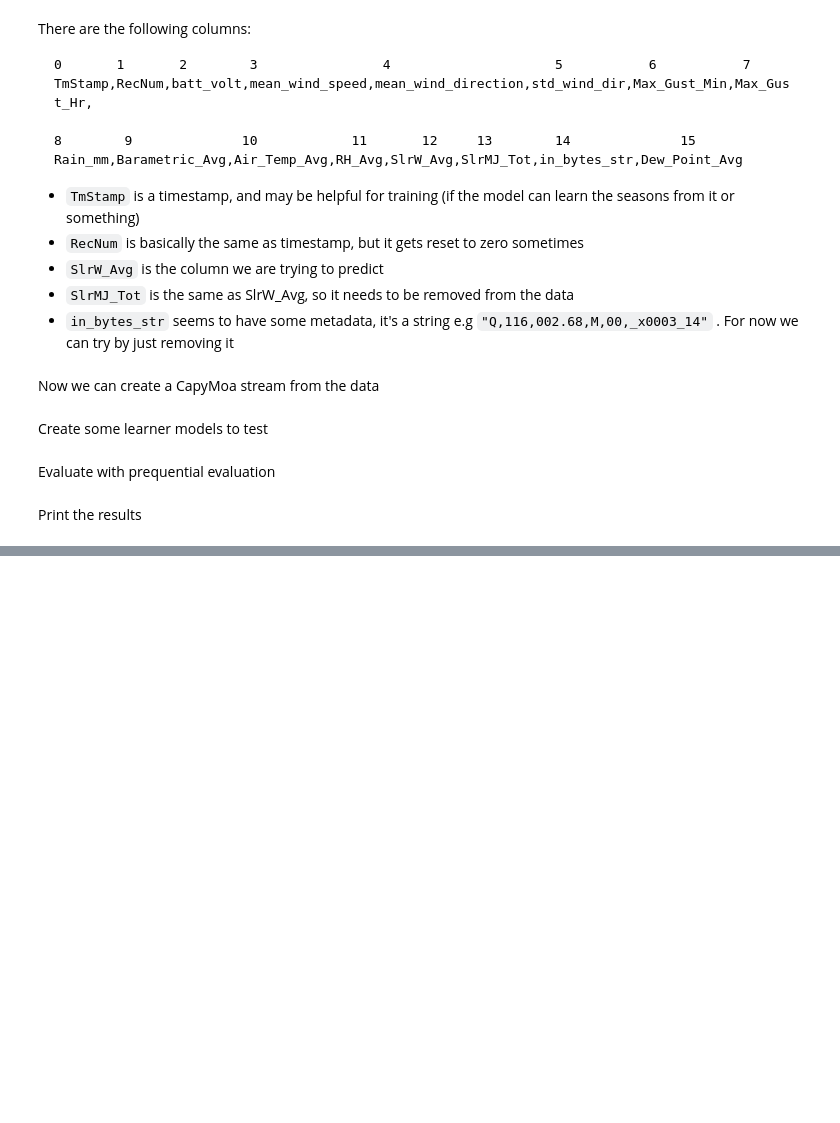
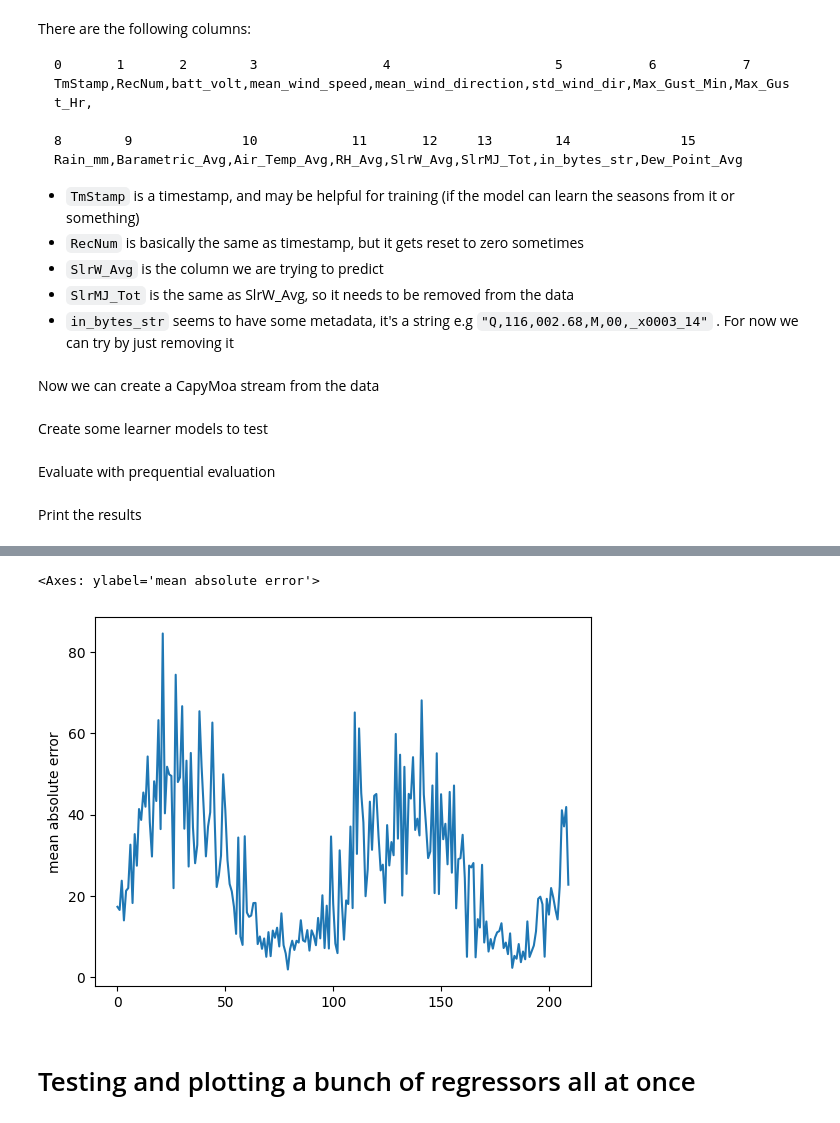
Before and after one commit to bertkdowns/data-streams-hackathon, a Jupyter notebook: tests.ipynb, the cells around one changed output, grey strips where cells are left out. Cells and saved outputs as stored; diff of their text form; code cells hidden in the pictures; blank space fills up the shorter version.

```diff
--- a/tests.ipynb
+++ b/tests.ipynb
@@ -89,0 +121,10 @@ pprint(results_arf)
+# %%
+# this also takes like 5 mins
+results_knn = prequential_evaluation(stream=stream, learner=knnreg, window_size=5000)
+# %%
+sns.lineplot(results_knn['windowed'].metrics_per_window()["mean absolute error"])
+# %% [output]
+<Axes: ylabel='mean absolute error'>
+[figure, added]
+# %% [markdown]
+# Testing and plotting a bunch of regressors all at once
```
Also changed, not shown: parts of 6 cells of this notebook.
